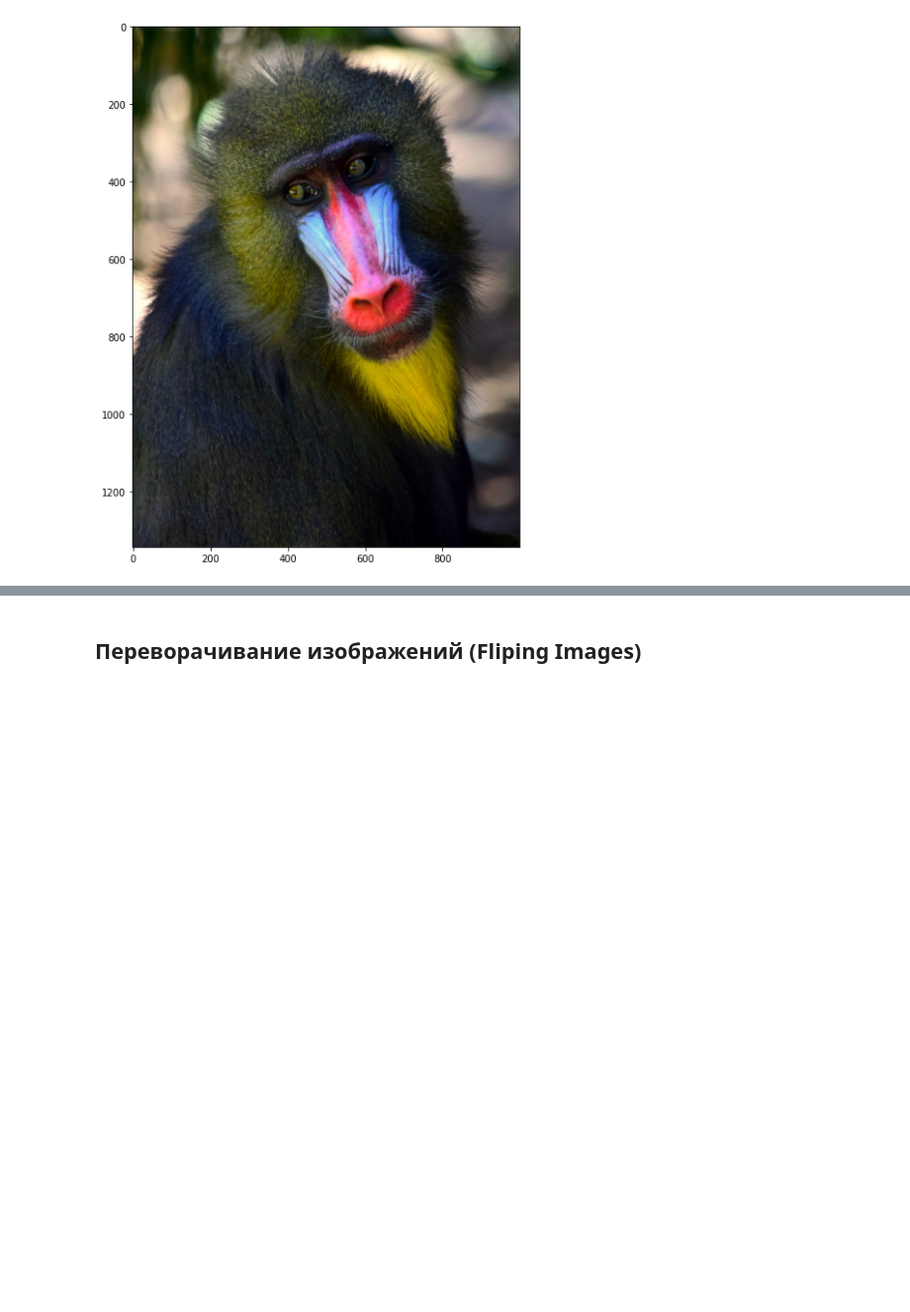
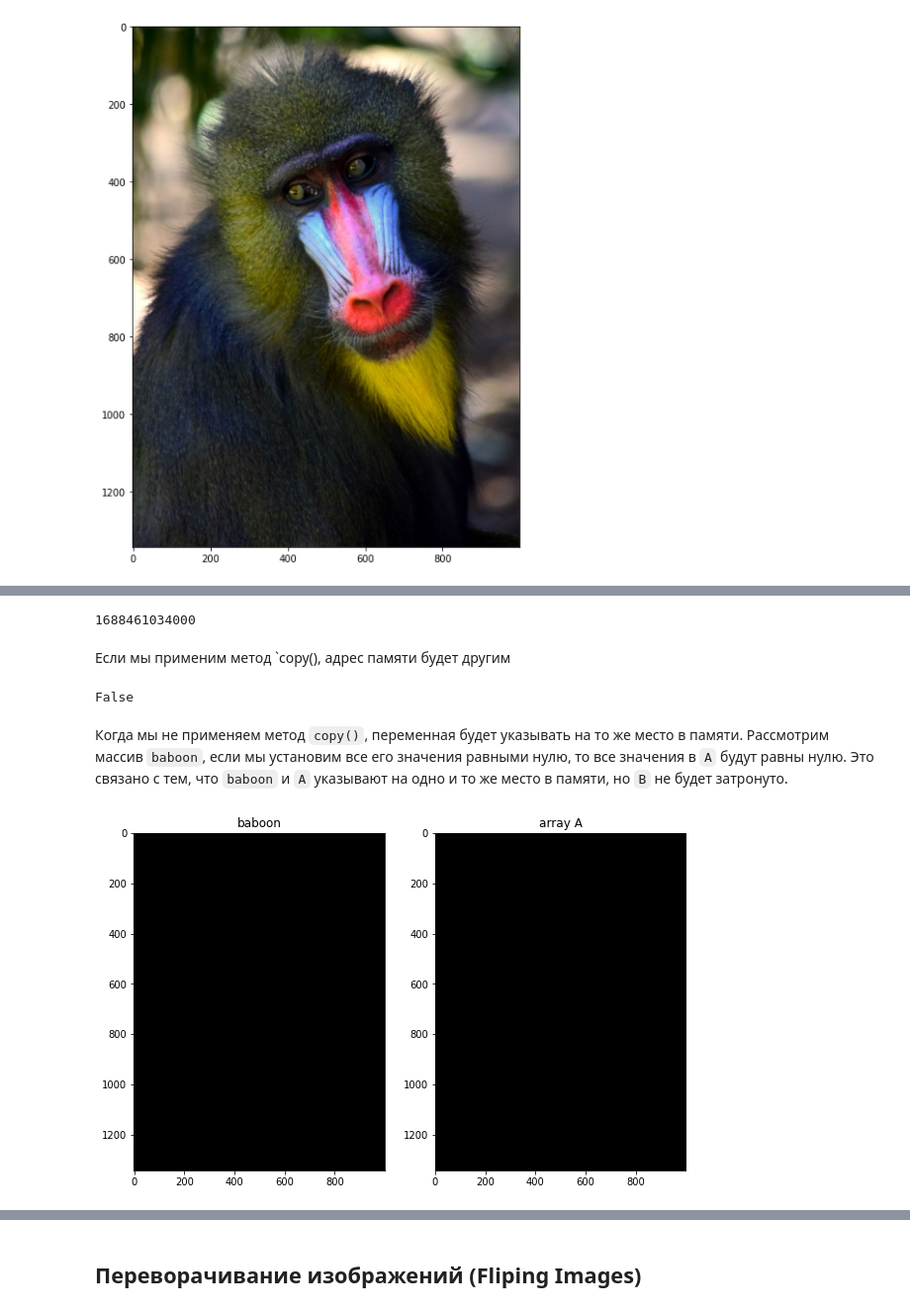
Before and after one commit to ker1s/CV_2026, a Jupyter notebook: lab2/2_Обработка_изображений.ipynb, the cells around one changed output, grey strips where cells are left out. Shown at 99% size. Drawn from its saved outputs; the diff is of its cells as text; code cells hidden in the pictures; blank space fills up the shorter version.

```diff
--- a/lab2/2_Обработка_изображений.ipynb
+++ b/lab2/2_Обработка_изображений.ipynb
@@ -50,0 +53,2 @@ plt.show()
+# %%
+A = baboon
@@ -51,2 +57,27 @@ plt.show()
+# %%
+id(A)==id(baboon)
+id(A)
+# %% [output]
+1688461034000
+# %% [markdown]
+Если мы применим метод \`copy()</coode>, адрес памяти будет другим
 # %%
 B = baboon.copy()
+id(B)==id(baboon)
+# %% [output]
+False
+# %% [markdown]
+Когда мы не применяем метод <code>copy()</code>, переменная будет указывать на то же место в памяти. Рассмотрим массив <code>baboon</code>, если мы установим все его значения равными нулю, то все значения в <code>A</code> будут равны нулю. Это связано с тем, что <code>baboon</code> и <code>A</code> указывают на одно и то же место в памяти, но <code>B</code> не будет затронуто.
+# %%
+baboon[:,:,] = 0
+# %%
+plt.figure(figsize=(10,10))
+plt.subplot(121)
+plt.imshow(cv2.cvtColor(baboon, cv2.COLOR_BGR2RGB))
+plt.title("baboon")
+plt.subplot(122)
+plt.imshow(cv2.cvtColor(A, cv2.COLOR_BGR2RGB))
+plt.title("array A")
+plt.show()
+# %% [output]
+[figure, added]
```
Also changed, not shown: parts of 24 cells of this notebook.
